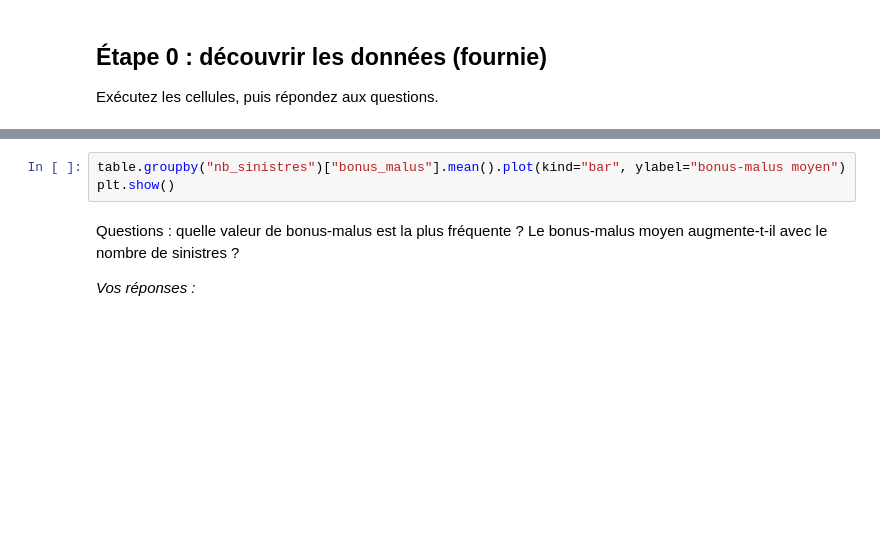
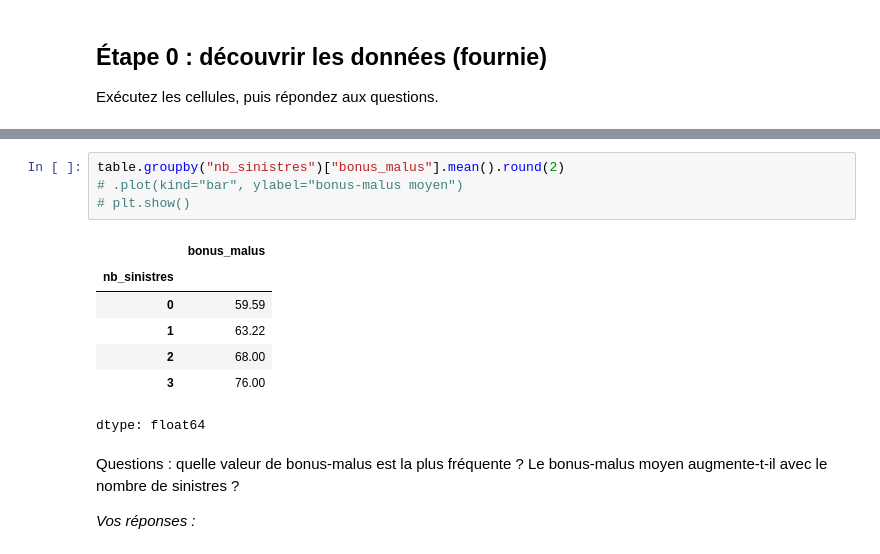
Before and after one commit to IAZEN-consulting/DeepLearningPytorch, a Jupyter notebook: tps/jour1/tp1_descente_gradient/tp1_descente_gradient.ipynb, the cells around one changed output, grey strips where cells are left out. Saved outputs shown, nothing was run; the diff lists cells and outputs as text; blank space fills up the shorter version.

```diff
--- a/tps/jour1/tp1_descente_gradient/tp1_descente_gradient.ipynb
+++ b/tps/jour1/tp1_descente_gradient/tp1_descente_gradient.ipynb
@@ -73,6 +101,15 @@ plt.show()
 # %%
-table.groupby("nb_sinistres")["bonus_malus"].mean().plot(kind="bar", ylabel="bonus-malus moyen")
-plt.show()
+table.groupby("nb_sinistres")["bonus_malus"].mean().round(2)
+# .plot(kind="bar", ylabel="bonus-malus moyen")
+# plt.show()
+# %% [output]
+|  | bonus_malus |
+| nb_sinistres |  |
+| 0 | 59.59 |
+| 1 | 63.22 |
+| 2 | 68.00 |
+| 3 | 76.00 |
+dtype: float64
 # %% [markdown]
 Questions : quelle valeur de bonus-malus est la plus fréquente ? Le bonus-malus moyen augmente-t-il avec le nombre de sinistres ?
 
```
Also changed, not shown: parts of 4 cells of this notebook, 5 other files.
